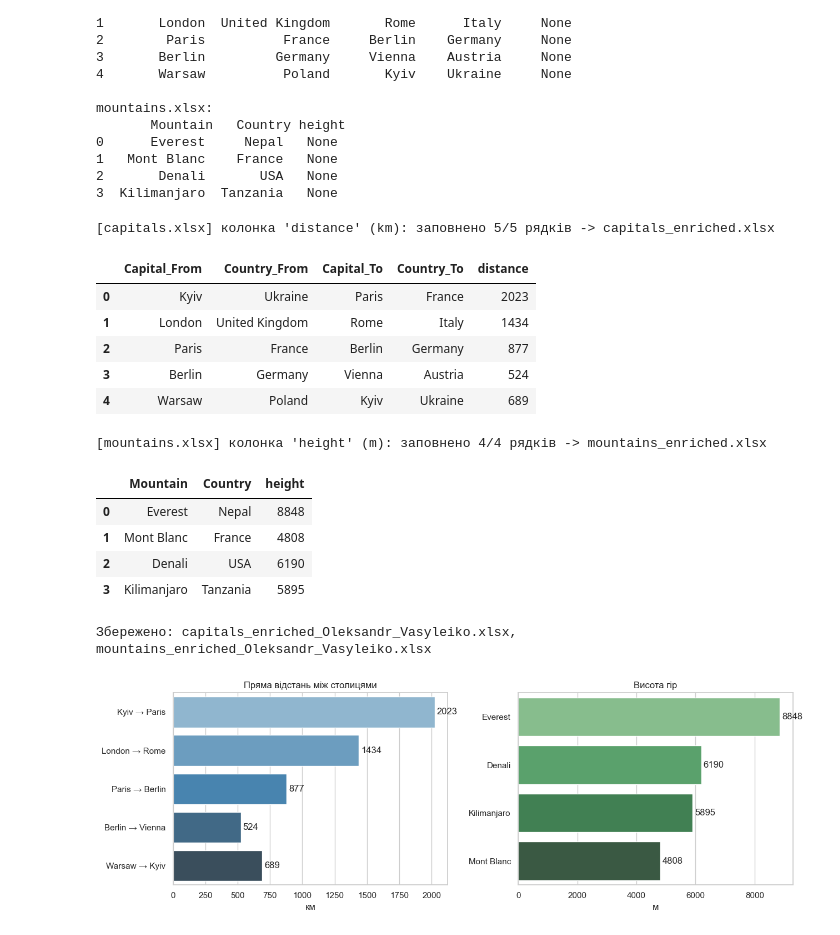
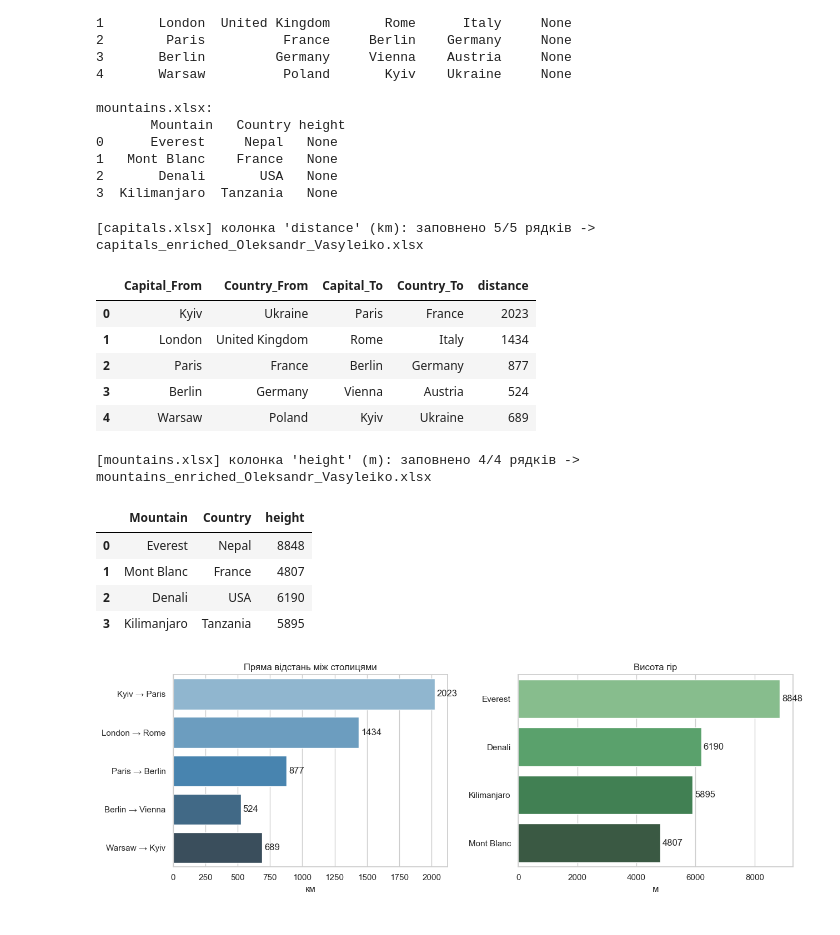
Before and after one commit to alexnodejs/goit-llm-hw-final, a Jupyter notebook: dz_topic_final_Oleksandr_Vasyleiko.ipynb, the cells around one changed output. Saved outputs shown, nothing was run; the diff lists cells and outputs as text; code cells hidden in the pictures.

```diff
--- a/dz_topic_final_Oleksandr_Vasyleiko.ipynb
+++ b/dz_topic_final_Oleksandr_Vasyleiko.ipynb
@@ -113,6 +113,7 @@ class State(TypedDict):
     target_column: str
     unit: str
     item_description: str
+    sign: str
     output_path: str
     errors: list
 
@@ -214,9 +215,14 @@ def enrich_node(state: State) -> dict:
 
 
 def save_node(state: State) -> dict:
-    """Агент-запис: зберігає збагачений файл (оригінальні колонки збережено)."""
+    """Агент-запис: зберігає збагачений файл (оригінальні колонки збережено).
+
+    Назва: `<stem>_enriched[_<sign>].xlsx` — за наявності `sign` файл одразу
+    підписується прізвищем, тож зайвих копій немає.
+    """
     src = Path(state["file_path"])
-    out = src.with_name(f"{src.stem}_enriched.xlsx")
+    sign = state.get("sign") or ""
+    out = src.with_name(f"{src.stem}_enriched" + (f"_{sign}" if sign else "") + ".xlsx")
     state["df"].to_excel(out, index=False)
     return {"output_path": str(out)}
 
@@ -234,9 +240,13 @@ _graph.add_edge("save", END)
 app = _graph.compile()
 
 
-def process_excel(file_path: str, task_description: str) -> dict:
-    """Універсальний інтерфейс: збагачує Excel-файл за текстовим описом задачі."""
-    final = app.invoke({"file_path": file_path, "task_description": task_description})
+def process_excel(file_path: str, task_description: str, sign: str = "") -> dict:
+    """Універсальний інтерфейс: збагачує Excel-файл за текстовим описом задачі.
+
+    `sign` (необов'язково) додається в назву результату для підпису прізвищем.
+    """
+    final = app.invoke({"file_path": file_path,
+                        "task_description": task_description, "sign": sign})
     df, target = final["df"], final["target_column"]
     n_filled = df[target].notna().sum()
     print(f"[{Path(file_path).name}] колонка '{target}' "
@@ -250,15 +260,19 @@ def process_excel(file_path: str, task_description: str) -> dict:
 # ## 4. Запуск на тестових наборах
 #
 # Один і той самий `process_excel` обробляє **обидва** набори без зміни коду —
-# це і є універсальність системи.
+# це і є універсальність системи. Результат одразу зберігається підписаним
+# (`sign`), тож зайвих копій файлів немає.
 # %%
+SURNAME = "Oleksandr_Vasyleiko"
+
 res_capitals = process_excel(
     "capitals.xlsx",
     "знайди пряму відстань між столицями в км для колонки distance",
+    sign=SURNAME,
 )
 res_capitals["df"]
 # %% [output]
-[capitals.xlsx] колонка 'distance' (km): заповнено 5/5 рядків -> capitals_enriched.xlsx
+[capitals.xlsx] колонка 'distance' (km): заповнено 5/5 рядків -> capitals_enriched_Oleksandr_Vasyleiko.xlsx
 |  | Capital_From | Country_From | Capital_To | Country_To | distance |
 | 0 | Kyiv | Ukraine | Paris | France | 2023 |
 | 1 | London | United Kingdom | Rome | Italy | 1434 |
@@ -268,29 +282,20 @@ res_capitals["df"]
 # %%
 res_mountains = process_excel(
     "mountains.xlsx",
     "додай висоту гір у метрах до колонки height",
+    sign=SURNAME,
 )
 res_mountains["df"]
 
 # %% [markdown]
-# ## 5. Збереження підписаних файлів-результатів
+# ## 5. Візуалізація результатів
 # %% [output]
-[mountains.xlsx] колонка 'height' (m): заповнено 4/4 рядків -> mountains_enriched.xlsx
+[mountains.xlsx] колонка 'height' (m): заповнено 4/4 рядків -> mountains_enriched_Oleksandr_Vasyleiko.xlsx
 |  | Mountain | Country | height |
 | 0 | Everest | Nepal | 8848 |
-| 1 | Mont Blanc | France | 4808 |
+| 1 | Mont Blanc | France | 4807 |
 | 2 | Denali | USA | 6190 |
 | 3 | Kilimanjaro | Tanzania | 5895 |
-# %%
-SURNAME = "Oleksandr_Vasyleiko"
-res_capitals["df"].to_excel(f"capitals_enriched_{SURNAME}.xlsx", index=False)
-res_mountains["df"].to_excel(f"mountains_enriched_{SURNAME}.xlsx", index=False)
-print(f"Збережено: capitals_enriched_{SURNAME}.xlsx, mountains_enriched_{SURNAME}.xlsx")
-
-# %% [markdown]
-# ## 6. Візуалізація результатів
-# %% [output]
-Збережено: capitals_enriched_Oleksandr_Vasyleiko.xlsx, mountains_enriched_Oleksandr_Vasyleiko.xlsx
 # %%
 sns.set_theme(style="whitegrid")
 fig, axes = plt.subplots(1, 2, figsize=(13, 4.5))
```
Also changed, not shown: parts of 1 cell of this notebook, 7 other files.
